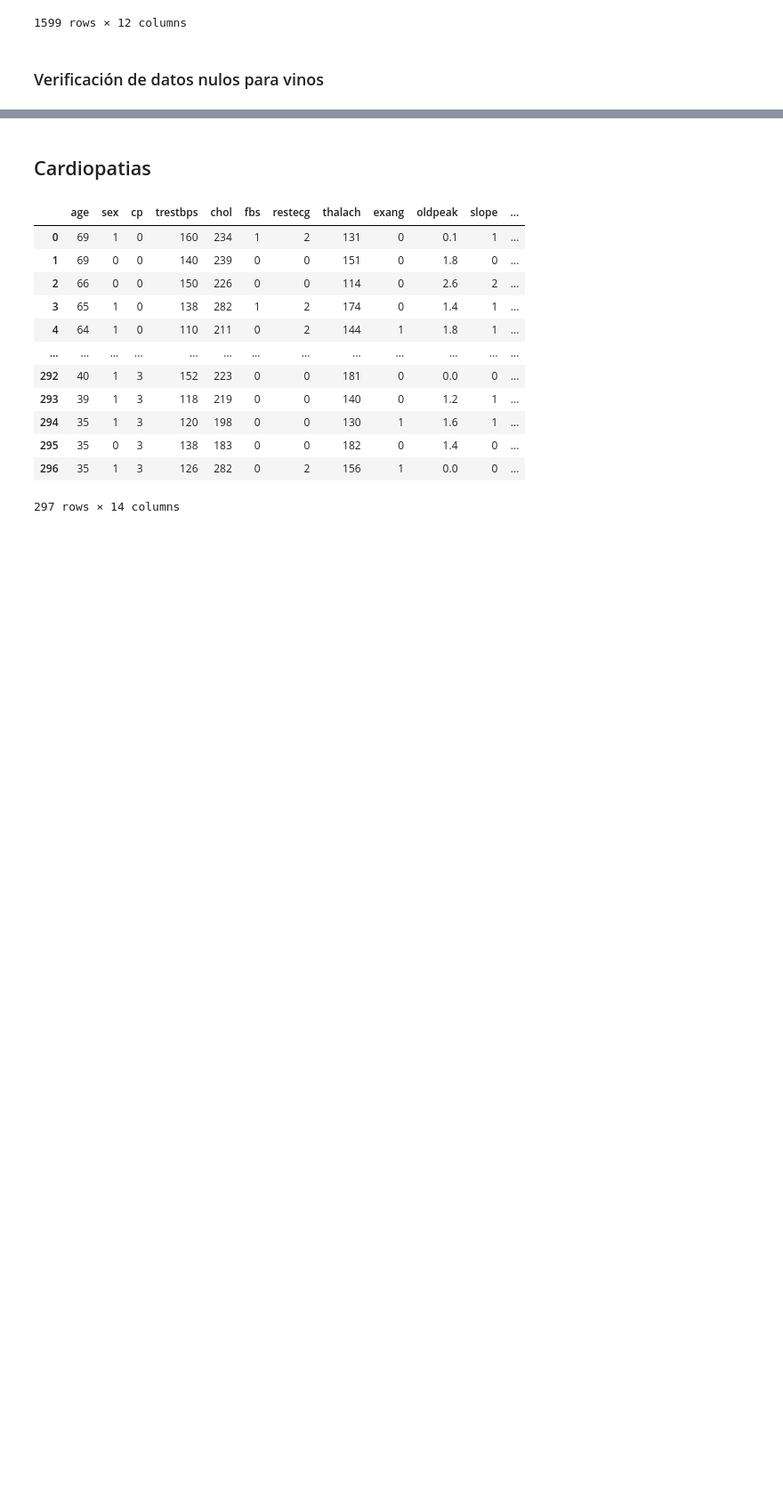
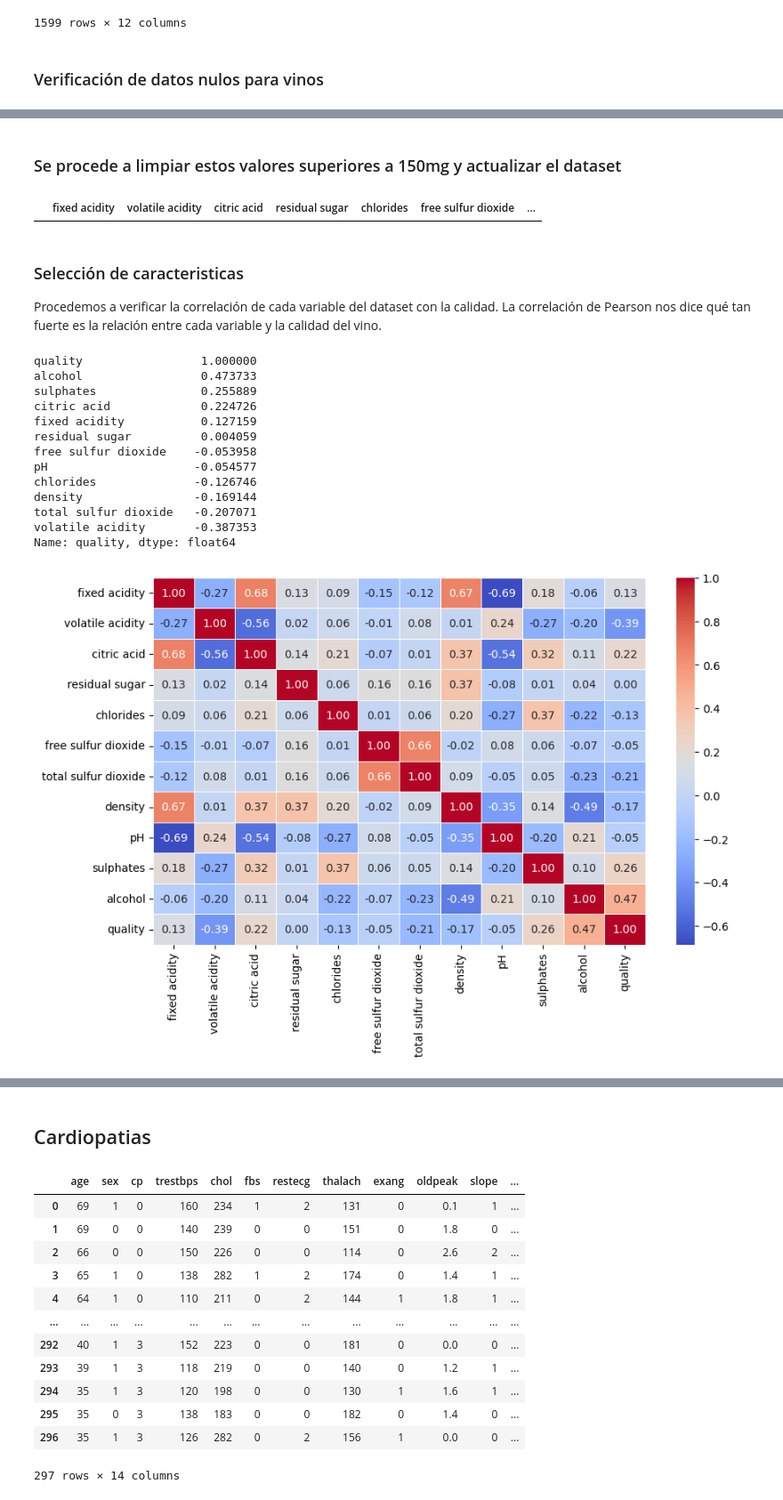
Before and after one commit to Vanesa1106/Tarea3, a Jupyter notebook: Taller3.ipynb, the cells around one changed output, grey strips where cells are left out. Shown at 89% size. Cells and saved outputs as stored; diff of their text form; code cells hidden in the pictures; blank space fills up the shorter version.

```diff
--- a/Taller3.ipynb
+++ b/Taller3.ipynb
@@ -43,0 +110,39 @@ Filas completamente vacías: 0
+# %% [markdown]
+### Se procede a limpiar estos valores superiores a 150mg  y actualizar el dataset
+# %%
+datos_vinos = datos_vinos[datos_vinos["total sulfur dioxide"] <= 150]
+datos_vinos[datos_vinos["total sulfur dioxide"] > 150]  # Por ejemplo
+# %% [output]
+|  | fixed acidity | volatile acidity | citric acid | residual sugar | chlorides | free sulfur dioxide | ... |
+# %% [markdown]
+### Selección de caracteristicas
+Procedemos a verificar la correlación de cada variable del dataset con la calidad. La correlación de Pearson nos dice qué tan fuerte es la relación entre cada variable y la calidad del vino.
+# %%
+import seaborn as sns
+import matplotlib.pyplot as plt
+
+# Calcular la correlación
+corr = datos_vinos.corr()
+
+# Mostrar la correlación con "quality" en orden descendente
+print(corr["quality"].sort_values(ascending=False))
+
+# Mapa de calor para visualizar correlaciones
+plt.figure(figsize=(10, 6))
+sns.heatmap(corr, annot=True, cmap="coolwarm", fmt=".2f", linewidths=0.5)
+plt.show()
+# %% [output]
+quality                 1.000000
+alcohol                 0.473733
+sulphates               0.255889
+citric acid             0.224726
+fixed acidity           0.127159
+residual sugar          0.004059
+free sulfur dioxide    -0.053958
+pH                     -0.054577
+chlorides              -0.126746
+density                -0.169144
+total sulfur dioxide   -0.207071
+volatile acidity       -0.387353
+Name: quality, dtype: float64
+[figure, added]
```
Also changed, not shown: parts of 20 cells of this notebook.
